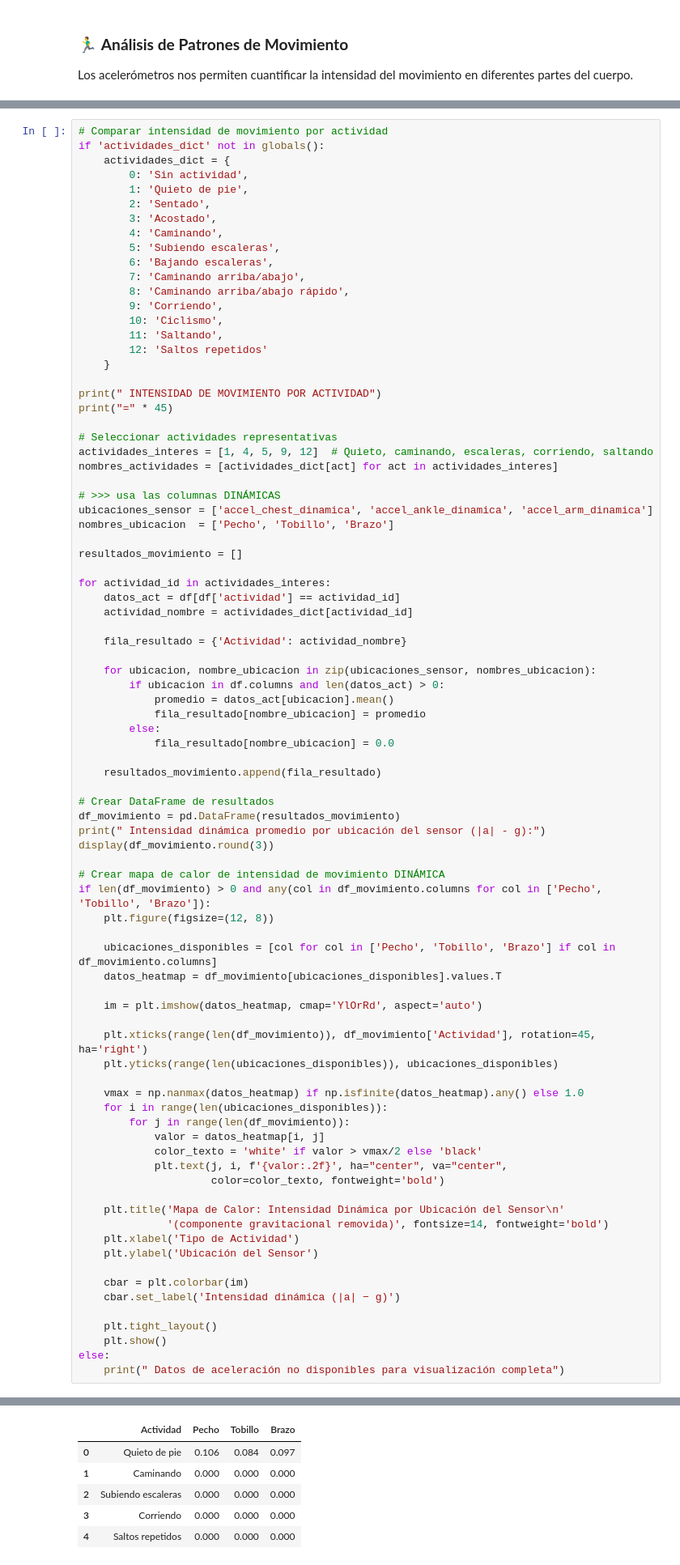
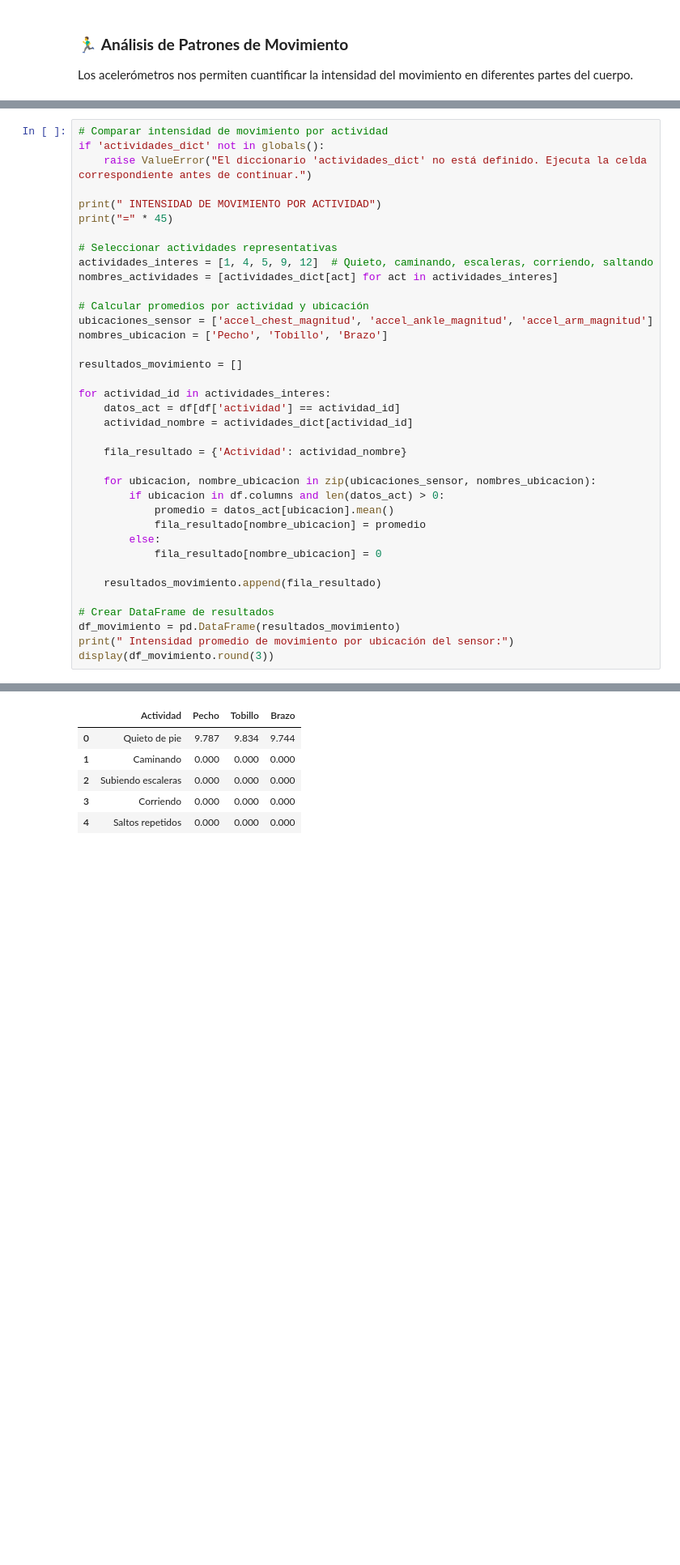
Before and after one commit to Jvviers/analisis_datosSalud, a Jupyter notebook: notebooks/02_analisis_exploratorio.ipynb, the cells around one changed output, grey strips where cells are left out. Shown at 81% size. Saved outputs shown, nothing was run; the diff lists cells and outputs as text; blank space fills up the shorter version.

```diff
--- a/notebooks/02_analisis_exploratorio.ipynb
+++ b/notebooks/02_analisis_exploratorio.ipynb
@@ -467,21 +448,7 @@ df, baseline_g = analizar_patrones_movimiento(df)
 # %%
 # Comparar intensidad de movimiento por actividad
 if 'actividades_dict' not in globals():
-    actividades_dict = {
-        0: 'Sin actividad',
-        1: 'Quieto de pie',
-        2: 'Sentado',
-        3: 'Acostado',
-        4: 'Caminando',
-        5: 'Subiendo escaleras',
-        6: 'Bajando escaleras',
-        7: 'Caminando arriba/abajo',
-        8: 'Caminando arriba/abajo rápido',
-        9: 'Corriendo',
-        10: 'Ciclismo',
-        11: 'Saltando',
-        12: 'Saltos repetidos'
-    }
+    raise ValueError("El diccionario 'actividades_dict' no está definido. Ejecuta la celda correspondiente antes de continuar.")
 
 print(" INTENSIDAD DE MOVIMIENTO POR ACTIVIDAD")
 print("=" * 45)
@@ -490,9 +457,9 @@ print("=" * 45)
 actividades_interes = [1, 4, 5, 9, 12]  # Quieto, caminando, escaleras, corriendo, saltando
 nombres_actividades = [actividades_dict[act] for act in actividades_interes]
 
-# >>> usa las columnas DINÁMICAS
-ubicaciones_sensor = ['accel_chest_dinamica', 'accel_ankle_dinamica', 'accel_arm_dinamica']
-nombres_ubicacion  = ['Pecho', 'Tobillo', 'Brazo']
+# Calcular promedios por actividad y ubicación
+ubicaciones_sensor = ['accel_chest_magnitud', 'accel_ankle_magnitud', 'accel_arm_magnitud']
+nombres_ubicacion = ['Pecho', 'Tobillo', 'Brazo']
 
 resultados_movimiento = []
 
@@ -507,47 +474,14 @@ for actividad_id in actividades_interes:
             promedio = datos_act[ubicacion].mean()
             fila_resultado[nombre_ubicacion] = promedio
         else:
-            fila_resultado[nombre_ubicacion] = 0.0
+            fila_resultado[nombre_ubicacion] = 0
 
     resultados_movimiento.append(fila_resultado)
 
 # Crear DataFrame de resultados
 df_movimiento = pd.DataFrame(resultados_movimiento)
-print(" Intensidad dinámica promedio por ubicación del sensor (|a| - g):")
+print(" Intensidad promedio de movimiento por ubicación del sensor:")
 display(df_movimiento.round(3))
-
-# Crear mapa de calor de intensidad de movimiento DINÁMICA
-if len(df_movimiento) > 0 and any(col in df_movimiento.columns for col in ['Pecho', 'Tobillo', 'Brazo']):
-    plt.figure(figsize=(12, 8))
-
-    ubicaciones_disponibles = [col for col in ['Pecho', 'Tobillo', 'Brazo'] if col in df_movimiento.columns]
-    datos_heatmap = df_movimiento[ubicaciones_disponibles].values.T
-
-    im = plt.imshow(datos_heatmap, cmap='YlOrRd', aspect='auto')
-
-    plt.xticks(range(len(df_movimiento)), df_movimiento['Actividad'], rotation=45, ha='right')
-    plt.yticks(range(len(ubicaciones_disponibles)), ubicaciones_disponibles)
-
-    vmax = np.nanmax(datos_heatmap) if np.isfinite(datos_heatmap).any() else 1.0
-    for i in range(len(ubicaciones_disponibles)):
-        for j in range(len(df_movimiento)):
-            valor = datos_heatmap[i, j]
-            color_texto = 'white' if valor > vmax/2 else 'black'
-            plt.text(j, i, f'{valor:.2f}', ha="center", va="center",
-                     color=color_texto, fontweight='bold')
-
-    plt.title('Mapa de Calor: Intensidad Dinámica por Ubicación del Sensor\n'
-              '(componente gravitacional removida)', fontsize=14, fontweight='bold')
-    plt.xlabel('Tipo de Actividad')
-    plt.ylabel('Ubicación del Sensor')
-
-    cbar = plt.colorbar(im)
-    cbar.set_label('Intensidad dinámica (|a| − g)')
-
-    plt.tight_layout()
-    plt.show()
-else:
-    print(" Datos de aceleración no disponibles para visualización completa")
 # %% [output]
  INTENSIDAD DE MOVIMIENTO POR ACTIVIDAD
 =============================================
@@ -555,5 +489,5 @@ else:
 |  | Actividad | Pecho | Tobillo | Brazo |
-| 0 | Quieto de pie | 0.106 | 0.084 | 0.097 |
+| 0 | Quieto de pie | 9.787 | 9.834 | 9.744 |
 | 1 | Caminando | 0.000 | 0.000 | 0.000 |
 | 2 | Subiendo escaleras | 0.000 | 0.000 | 0.000 |
 | 3 | Corriendo | 0.000 | 0.000 | 0.000 |
```
Also changed, not shown: parts of 4 cells of this notebook, 1 other file.
